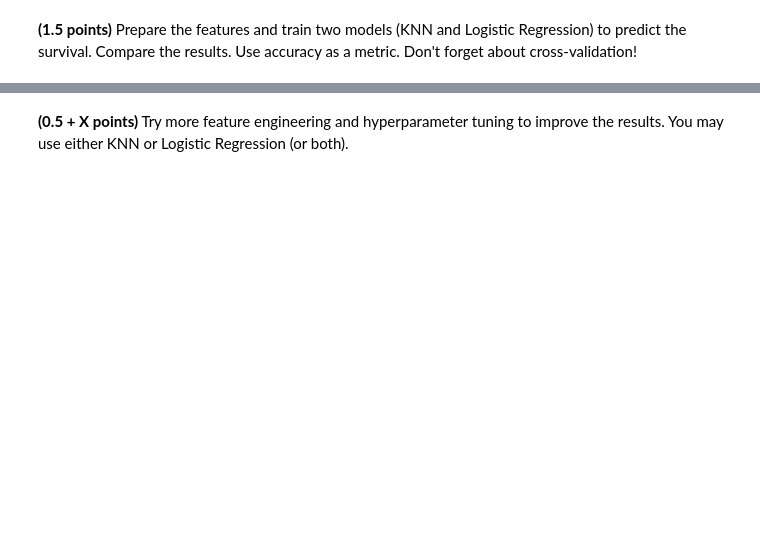
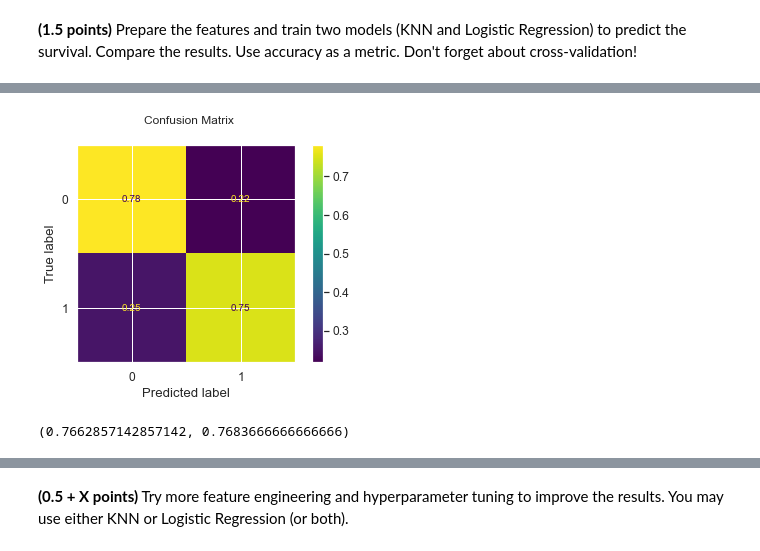
Before and after one commit to ex4ce/homework, a Jupyter notebook: hw_classification.ipynb, the cells around one changed output, grey strips where cells are left out. Saved outputs shown, nothing was run; the diff lists cells and outputs as text; code cells hidden in the pictures; blank space fills up the shorter version.

```diff
--- a/hw_classification.ipynb
+++ b/hw_classification.ipynb
@@ -159,8 +159,8 @@ y_test = (y_test % 2) * 2 - 1
 assert (np.unique(y_train) == [-1, 1]).all()
 assert (np.unique(y_test) == [-1, 1]).all()
 # %%
-def fit_evaluate(clf, X_train, y_train, X_test, y_test,loss_calc=False):
-    clf.fit(X_train, y_train,loss_calc=loss_calc)
+def fit_evaluate(clf, X_train, y_train, X_test, y_test):
+    clf.fit(X_train, y_train)
     disp = metrics.plot_confusion_matrix(clf, X_test, y_test, normalize='true')
     disp.figure_.suptitle("Confusion Matrix")
     plt.show()
@@ -572,0 +681,9 @@ Think about the ways to handle these missing values for modelling and write your
+# %%
+## Drop columns with unique values and fill na for Age and Fare by mean value and for Embarked for most common
+df = data.drop(['Name','Ticket','Cabin'],axis=1)
+df['Age'] = df.Age.fillna(df.Age.mean())
+df['Fare'] = df.Fare.fillna(df.Fare.mean())
+df['Embarked'] = df.Embarked.fillna(df['Embarked'].value_counts().index.tolist()[0])
+df['Sex'].replace(['male','female'],[0,1],inplace=True)
+df['Embarked'].replace(['C','Q','S'],[1,2,3],inplace=True)
+df.info()
@@ -572,0 +706,15 @@ Think about the ways to handle these missing values for modelling and write your
+# %%
+from sklearn.linear_model import LogisticRegression
+from sklearn.model_selection import cross_validate
+X = df[['Pclass','Sex','Age','SibSp','Parch','Fare','Embarked']]
+y = df['Survived']
+X_train, X_test, y_train, y_test = train_test_split(X, y, test_size=0.3, shuffle=True, random_state=42)
+log_model = LogisticRegression(max_iter=500)
+# %%
+train_acc, test_acc = fit_evaluate(log_model, X_train, y_train, X_test, y_test)
+# %% [output]
+[figure, added]
+# %%
+train_acc, test_acc
+# %% [output]
+(0.7662857142857142, 0.7683666666666666)
```
Also changed, not shown: parts of 39 cells of this notebook.
